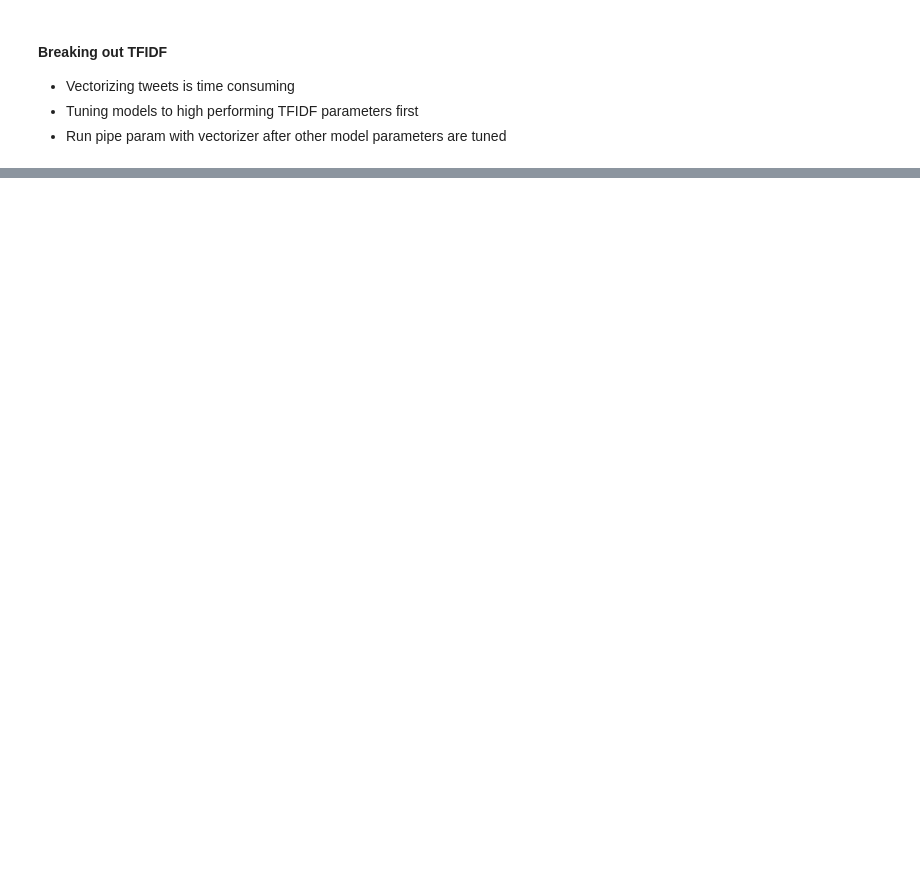
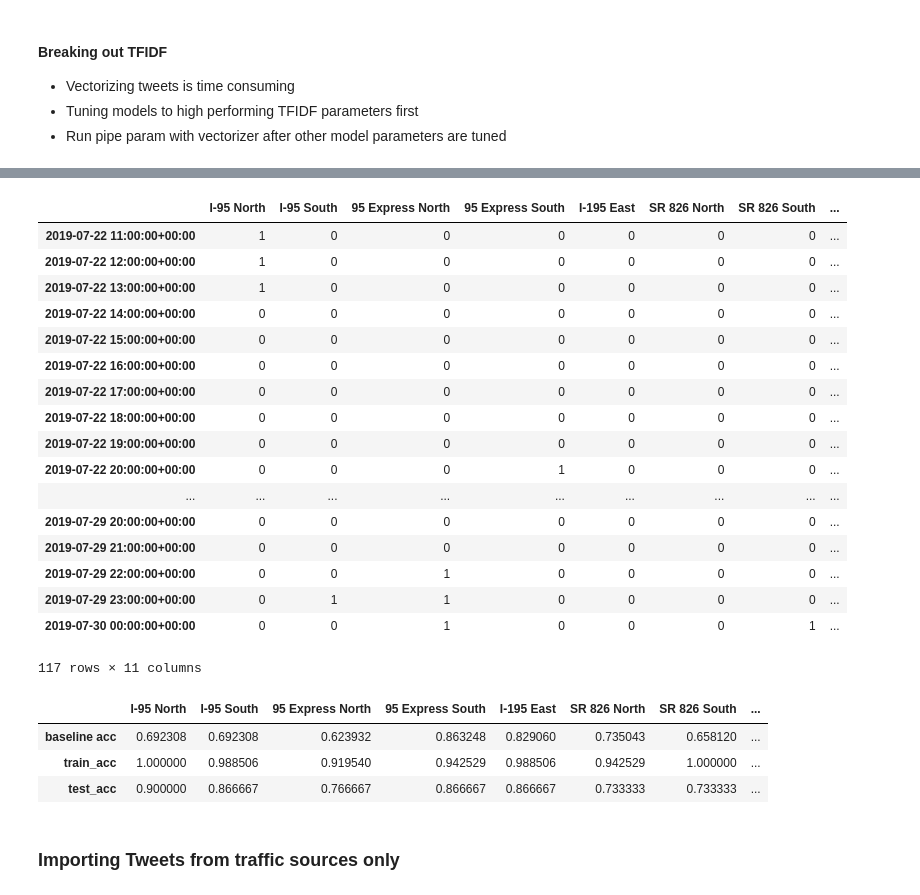
Before and after one commit to st-tse/miami_road_closure, a Jupyter notebook: NLP Model - tweets from all users, manual y.ipynb, the cells around one changed output, grey strips where cells are left out. Cells and saved outputs as stored; diff of their text form; code cells hidden in the pictures; blank space fills up the shorter version.

```diff
--- a/NLP Model - tweets from all users, manual y.ipynb
+++ b/NLP Model - tweets from all users, manual y.ipynb
@@ -141,4 +140,4 @@ Name: I-95 North, dtype: int64
 # %%
 X = model_data['tweets']
-y = model_data[road_dir]
+y = model_data['SR 836 East']
 X_train, X_test, y_train, y_test = train_test_split(X, y, stratify=y, random_state=42)
@@ -192,10 +199,10 @@ pipe = Pipeline([
 
 pipe_params = {
     'vec__stop_words': ['english'],
-    'vec__max_features': [1000, 2000, 3000],
-    'vec__min_df': [1, 2],
-    'vec__max_df': [.5, .6],
-    'vec__ngram_range': [(2,5), (3,5)],
+    'vec__max_features': [1000],
+    'vec__min_df': [1],
+    'vec__max_df': [.5],
+    'vec__ngram_range': [(2,5)],
     'rf__n_estimators': [3],
     'rf__max_depth' : [6],
     'rf__min_samples_split' : [.18],
@@ -204,7 +211,7 @@ pipe_params = {
     'rf__max_features' : [.88]
 }
 
-gs = GridSearchCV(pipe, param_grid=pipe_params, cv=3)
+gs = GridSearchCV(pipe, param_grid=pipe_params, cv=3, n_jobs=2, verbose=10)
 gs.fit(X_train, y_train)
 print('cvs:', gs.best_score_)
 print('train score:', gs.score(X_train, y_train))
@@ -246,0 +286,24 @@ gs.best_params_
+# %%
+pipe = Pipeline([
+    ('vec', TfidfVectorizer(token_pattern='[a-zA-z]+ | [A-Za-z]+\-*\d+\W(?:[sS]outh|[Nn]orth|East|West|[NSEW]{1,2}|[nswe]{1,2})*')),
+    ('svc', SVC())
+])
+
+pipe_params = {
+    'vec__stop_words': ['english'],
+    'vec__max_features': [1000, 2000],
+    'vec__min_df': [1, 2],
+    'vec__max_df': [.5, .6],
+    'vec__ngram_range': [(2,5), (3,5)],
+    'svc__kernel' : ['poly'],
+    'svc__gamma' : [800],
+    'svc__C' : [0.009],
+    'svc__degree' : [1]
+}
+
+gs = GridSearchCV(pipe, param_grid=pipe_params, cv=3, n_jobs=2, verbose=10)
+gs.fit(X_train, y_train)
+print('cvs:', gs.best_score_)
+print('train score:', gs.score(X_train, y_train))
+print('test score:', gs.score(X_test, y_test))
+gs.best_params_
@@ -246,0 +417,33 @@ gs.best_params_
+# %%
+predictions_df.columns = ['I-95 North', 'I-95 South', '95 Express North',
+       '95 Express South', 'I-195 East', 'SR 826 North',
+       'SR 826 South', 'SR 836 East', 'SR 836 West', 'US-1 North',
+       'US-1 South']
+# %%
+predictions_df
+# %% [output]
+|  | I-95 North | I-95 South | 95 Express North | 95 Express South | I-195 East | SR 826 North | SR 826 South | ... |
+| 2019-07-22 11:00:00+00:00 | 1 | 0 | 0 | 0 | 0 | 0 | 0 | ... |
+| 2019-07-22 12:00:00+00:00 | 1 | 0 | 0 | 0 | 0 | 0 | 0 | ... |
+| 2019-07-22 13:00:00+00:00 | 1 | 0 | 0 | 0 | 0 | 0 | 0 | ... |
+| 2019-07-22 14:00:00+00:00 | 0 | 0 | 0 | 0 | 0 | 0 | 0 | ... |
+| 2019-07-22 15:00:00+00:00 | 0 | 0 | 0 | 0 | 0 | 0 | 0 | ... |
+| 2019-07-22 16:00:00+00:00 | 0 | 0 | 0 | 0 | 0 | 0 | 0 | ... |
+| 2019-07-22 17:00:00+00:00 | 0 | 0 | 0 | 0 | 0 | 0 | 0 | ... |
+| 2019-07-22 18:00:00+00:00 | 0 | 0 | 0 | 0 | 0 | 0 | 0 | ... |
+| 2019-07-22 19:00:00+00:00 | 0 | 0 | 0 | 0 | 0 | 0 | 0 | ... |
+| 2019-07-22 20:00:00+00:00 | 0 | 0 | 0 | 1 | 0 | 0 | 0 | ... |
+| ... | ... | ... | ... | ... | ... | ... | ... | ... |
+| 2019-07-29 20:00:00+00:00 | 0 | 0 | 0 | 0 | 0 | 0 | 0 | ... |
+| 2019-07-29 21:00:00+00:00 | 0 | 0 | 0 | 0 | 0 | 0 | 0 | ... |
+| 2019-07-29 22:00:00+00:00 | 0 | 0 | 1 | 0 | 0 | 0 | 0 | ... |
+| 2019-07-29 23:00:00+00:00 | 0 | 1 | 1 | 0 | 0 | 0 | 0 | ... |
+| 2019-07-30 00:00:00+00:00 | 0 | 0 | 1 | 0 | 0 | 0 | 1 | ... |
+117 rows × 11 columns
+# %%
+performances_df
+# %% [output]
+|  | I-95 North | I-95 South | 95 Express North | 95 Express South | I-195 East | SR 826 North | SR 826 South | ... |
+| baseline acc | 0.692308 | 0.692308 | 0.623932 | 0.863248 | 0.829060 | 0.735043 | 0.658120 | ... |
+| train_acc | 1.000000 | 0.988506 | 0.919540 | 0.942529 | 0.988506 | 0.942529 | 1.000000 | ... |
+| test_acc | 0.900000 | 0.866667 | 0.766667 | 0.866667 | 0.866667 | 0.733333 | 0.733333 | ... |
@@ -246,0 +452,2 @@ gs.best_params_
+# %% [markdown]
+### Importing Tweets from traffic sources only
```
Also changed, not shown: parts of 16 cells of this notebook.
